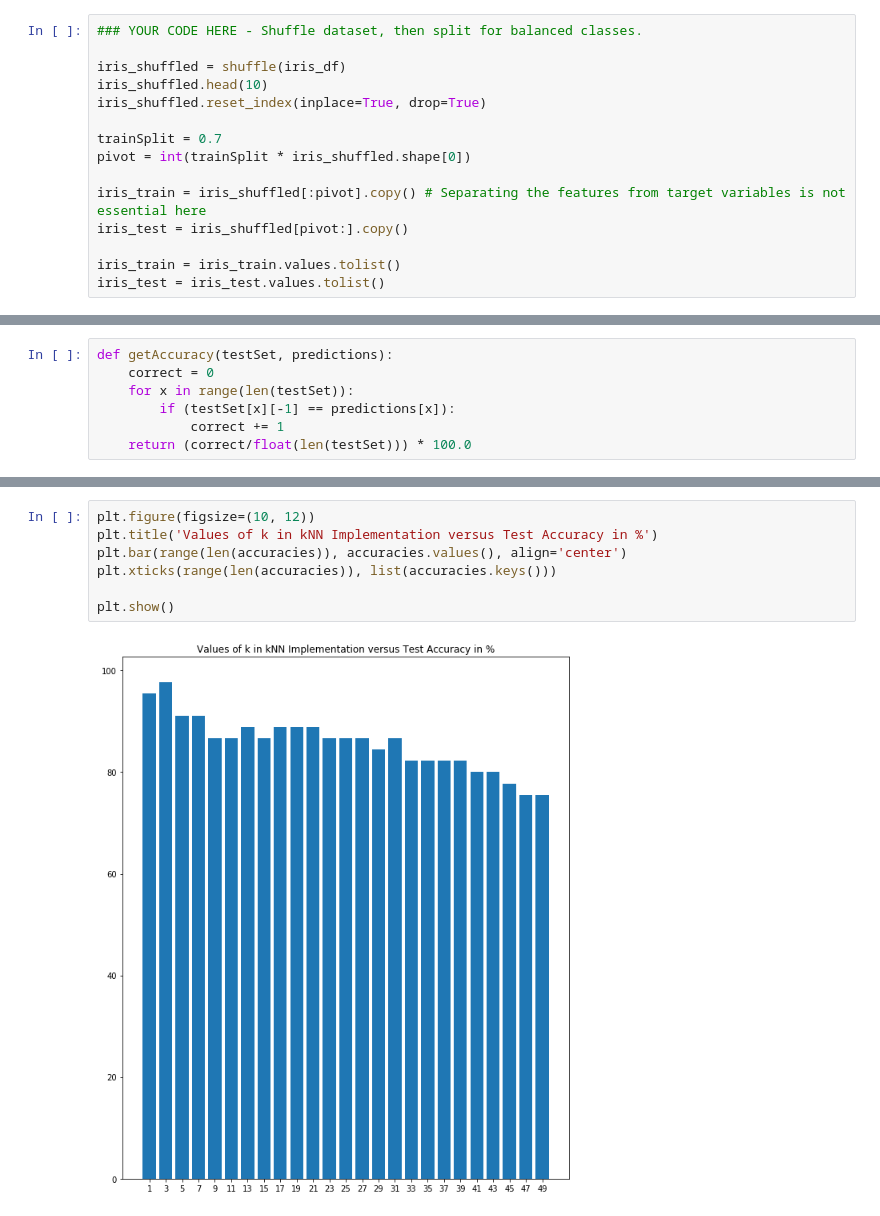
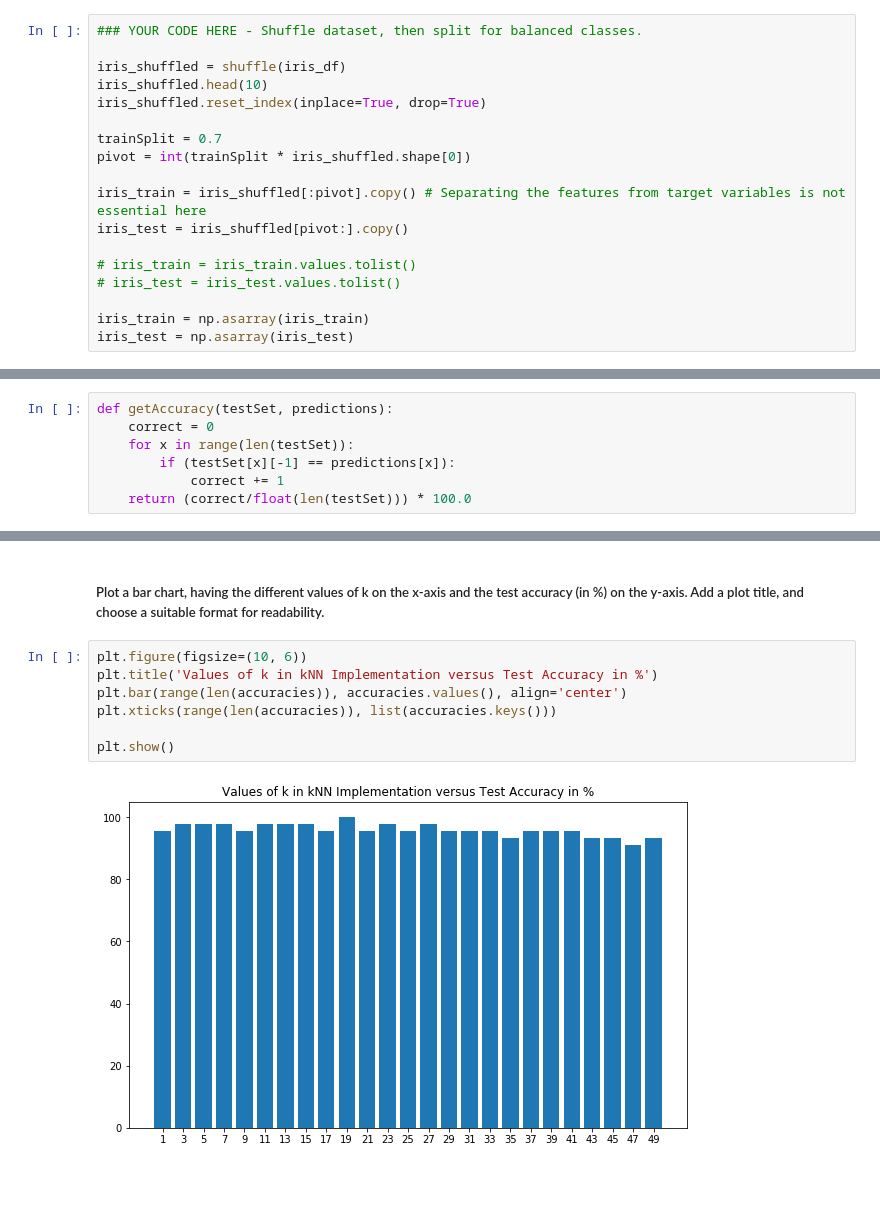
Before and after one commit to tiff-wang/TechX-homework-solutions, a Jupyter notebook: Assignment-Solutions/Assignment5/Assignment5-KNNsAndEnsembleMethods.ipynb, the cells around one changed output, grey strips where cells are left out. Cells and saved outputs as stored; diff of their text form; blank space fills up the shorter version.

```diff
--- a/Assignment-Solutions/Assignment5/Assignment5-KNNsAndEnsembleMethods.ipynb
+++ b/Assignment-Solutions/Assignment5/Assignment5-KNNsAndEnsembleMethods.ipynb
@@ -53,5 +61,8 @@ pivot = int(trainSplit * iris_shuffled.shape[0])
 iris_train = iris_shuffled[:pivot].copy() # Separating the features from target variables is not essential here
 iris_test = iris_shuffled[pivot:].copy()
 
-iris_train = iris_train.values.tolist()
-iris_test = iris_test.values.tolist()
+# iris_train = iris_train.values.tolist()
+# iris_test = iris_test.values.tolist()
+
+iris_train = np.asarray(iris_train)
+iris_test = np.asarray(iris_test)
@@ -157,12 +188,14 @@ for k in range(1, 50, 2):
     accuracy = getAccuracy(iris_test, predictions)
 
     accuracies[k] = accuracy
+# %% [markdown]
+##### Plot a bar chart, having the different values of k on the x-axis and the test accuracy (in %) on the y-axis. Add a plot title, and choose a suitable format for readability.
 # %%
-plt.figure(figsize=(10, 12))
+plt.figure(figsize=(10, 6))
 plt.title('Values of k in kNN Implementation versus Test Accuracy in %')
 plt.bar(range(len(accuracies)), accuracies.values(), align='center')
 plt.xticks(range(len(accuracies)), list(accuracies.keys()))
 
 plt.show()
 # %% [output]
-[figure, old version]
+[figure, new version]
```
Also changed, not shown: parts of 31 cells of this notebook.
